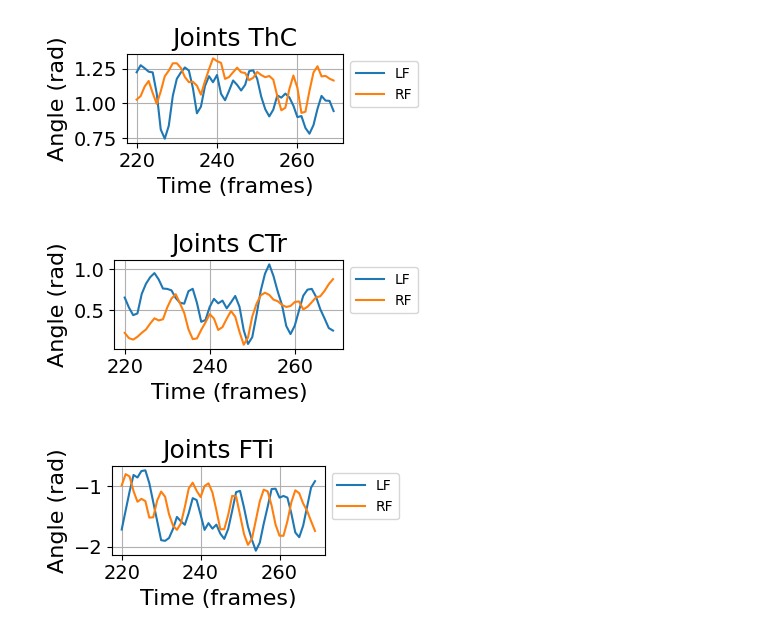
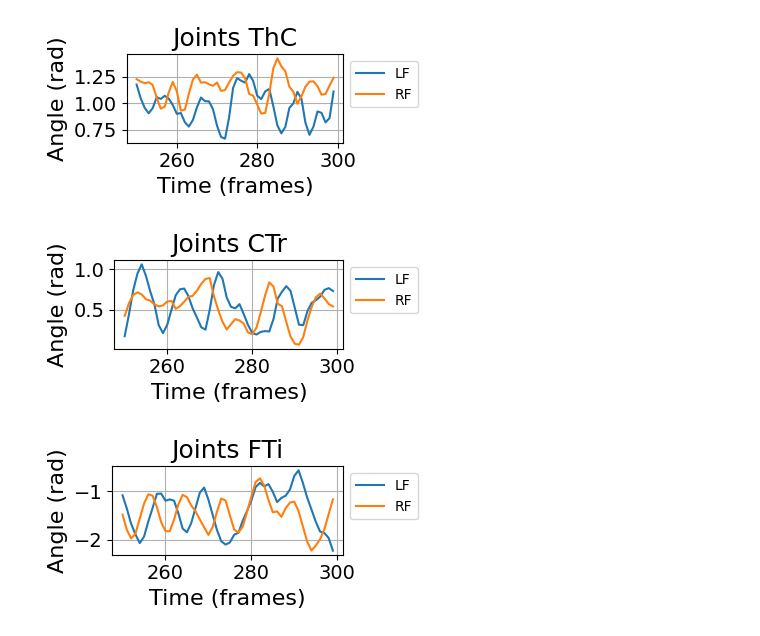
Before and after one commit to wangyuchen0217/airl-insect-walking, a Jupyter notebook: eval_plot.ipynb, the cells around one changed output. Drawn from its saved outputs; the diff is of its cells as text; code cells hidden in the pictures.

```diff
--- a/eval_plot.ipynb
+++ b/eval_plot.ipynb
@@ -13,8 +13,8 @@ ALGO = "airl_logit_vx"
 FILENAME = "20251018-2026"
 STEP_NUM = "190000"
 EPISODE = 5 #
-start = 220 #
-end = 270 #2
+start = 250 #
+end = 300 #2
 fig_length = 4
 fig_width = 2
 
@@ -83,7 +83,7 @@ def plot_6_legs(policy, expert, variable_name, start, end, title):
     plt.show()
 
 
-def plot_1_joint(policy, joint_select, joint_label, start, end, title):
+def plot_1_joint(policy, joint_select, joint_label, start, end, title, show_mean=False, show_std=False):
     plt.figure(figsize=(fig_length, fig_width))
     if joint_select == 'front':
         leg_labels = ['LF', 'RF']
@@ -97,9 +97,14 @@ def plot_1_joint(policy, joint_select, joint_label, start, end, title):
     elif joint_select == 'all':
         leg_labels = ['LF', 'LM', 'LH', 'RF', 'RM', 'RH']
         colors = ['tab:blue', 'tab:green', 'tab:purple', 'tab:orange', 'tab:red', 'tab:brown']
+    joint_data = []
     for leg in leg_labels:
         label = f"{leg}_{joint_label}"
+        y = policy[label][start:end].values
+        joint_data.append(y)
         plt.plot(policy[label][start:end], label=leg, color=colors[leg_labels.index(leg)])
+
+
     plt.title(title, fontsize=18)
     plt.xlabel('Time (frames)', fontsize=16)
     plt.ylabel('Angle (rad)', fontsize=16)
@@ -193,12 +198,12 @@ def plot_foot_trajs(policy, start, end, title):
     plt.show()
 # %%
 plot_1_joint(states, 'front', 'ThC', start, end, 'Joints ThC')
-plot_1_joint(states, 'front', 'CTr', start, end, 'Joints CTr')
+plot_1_joint(states, 'front', 'CTr', start, end, 'Joints CTr', show_mean=True, show_std=True)
 plot_1_joint(states, 'front', 'FTi', start, end, 'Joints FTi')
 # %% [output]
-[figure, old version]
+[figure, new version]
-[figure, old version]
+[figure, new version]
-[figure, old version]
+[figure, new version]
 # %%
 plot_1_joint(states, 'middle', 'ThC', start, end, 'Joints ThC')
 plot_1_joint(states, 'middle', 'CTr', start, end, 'Joints CTr')
```
Also changed, not shown: parts of 5 cells of this notebook, 3 other files.
